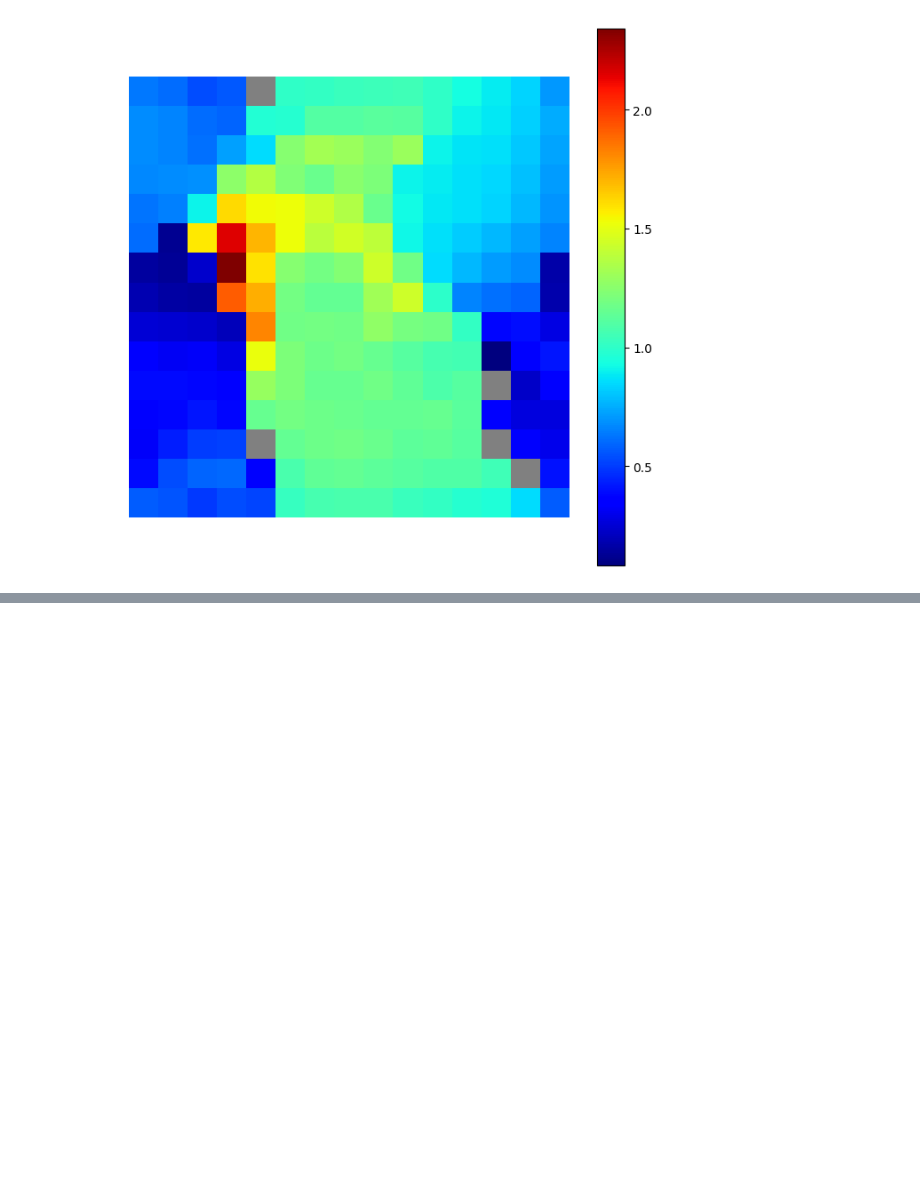
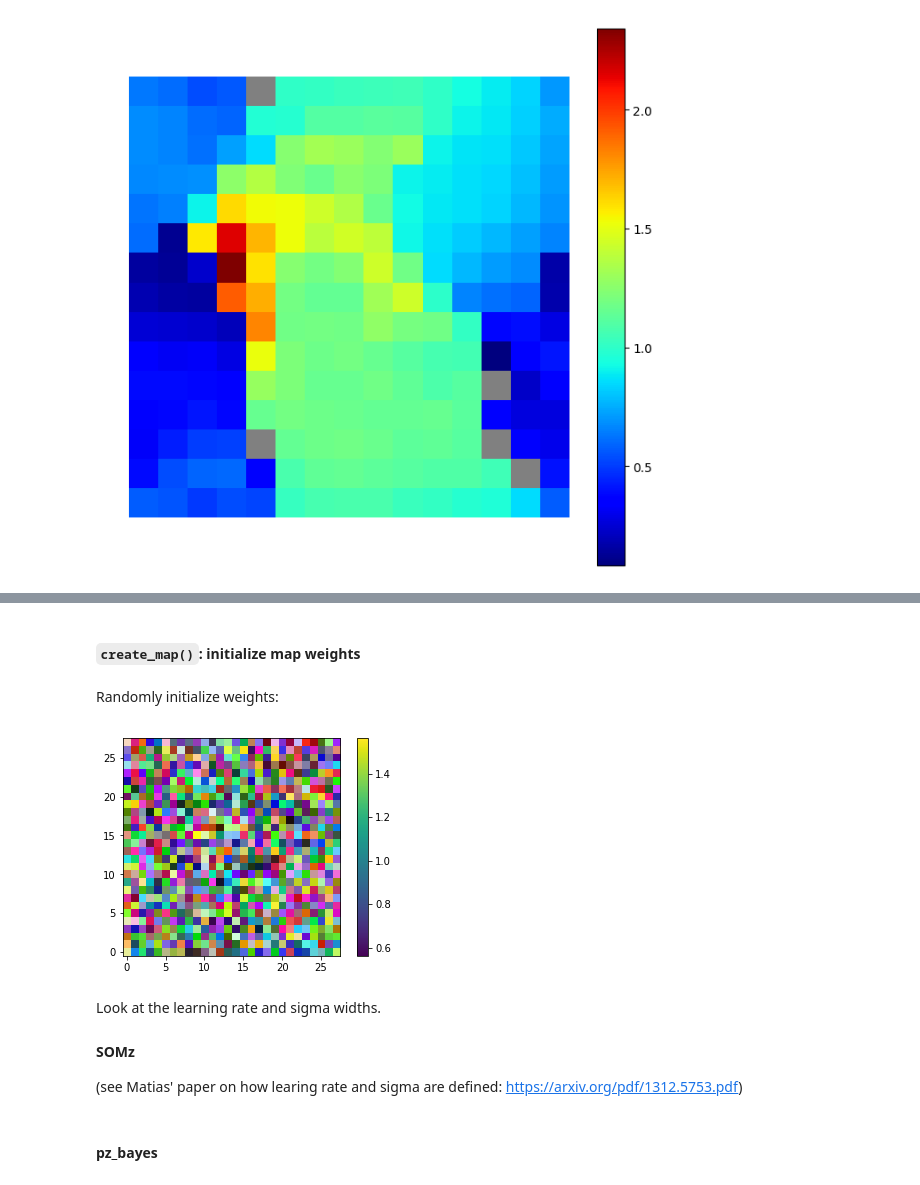
Before and after one commit to LSSTDESC/pz_bayes, a Jupyter notebook: notebooks/SOMZ Playground.ipynb, the cells around one changed output, grey strips where cells are left out. Drawn from its saved outputs; the diff is of its cells as text; code cells hidden in the pictures; blank space fills up the shorter version.

Commit message:
Initial comparisons

```diff
--- a/notebooks/SOMZ Playground.ipynb
+++ b/notebooks/SOMZ Playground.ipynb
@@ -578,0 +617,4 @@ M.plot_map()
+# %% [markdown]
+#### `create_map()`: initialize map weights
+# %% [markdown]
+Randomly initialize weights:
@@ -578,0 +623,14 @@ M.plot_map()
+# %%
+weights = np.random.rand(nDim, somz.npix) + X[0][0]
+# %%
+# Initial weight values
+plt.imshow(weights.T.reshape(nside, nside, nDim), origin='lower')
+plt.colorbar();
+# %% [output]
+[figure, added]
+# %% [markdown]
+Look at the learning rate and sigma widths.
+
+#### SOMz
+
+(see Matias' paper on how learing rate and sigma are defined: https://arxiv.org/pdf/1312.5753.pdf)
@@ -578,0 +655,2 @@ M.plot_map()
+# %% [markdown]
+#### pz_bayes
```
Also changed, not shown: parts of 37 cells of this notebook.
